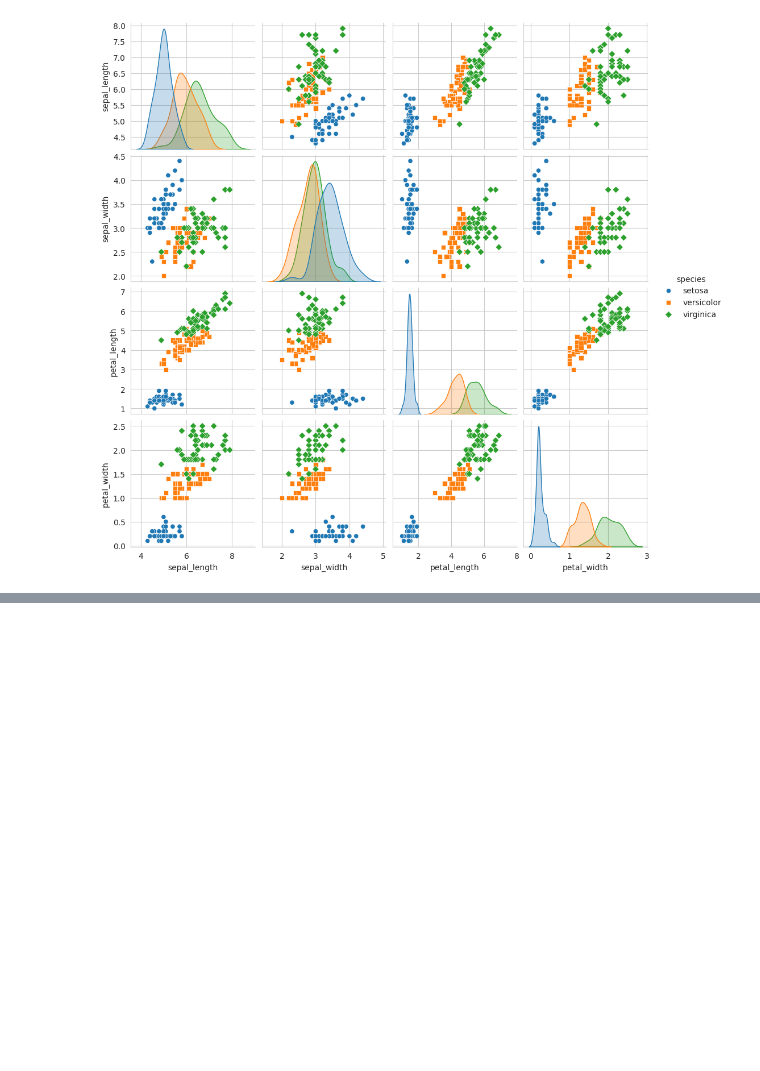
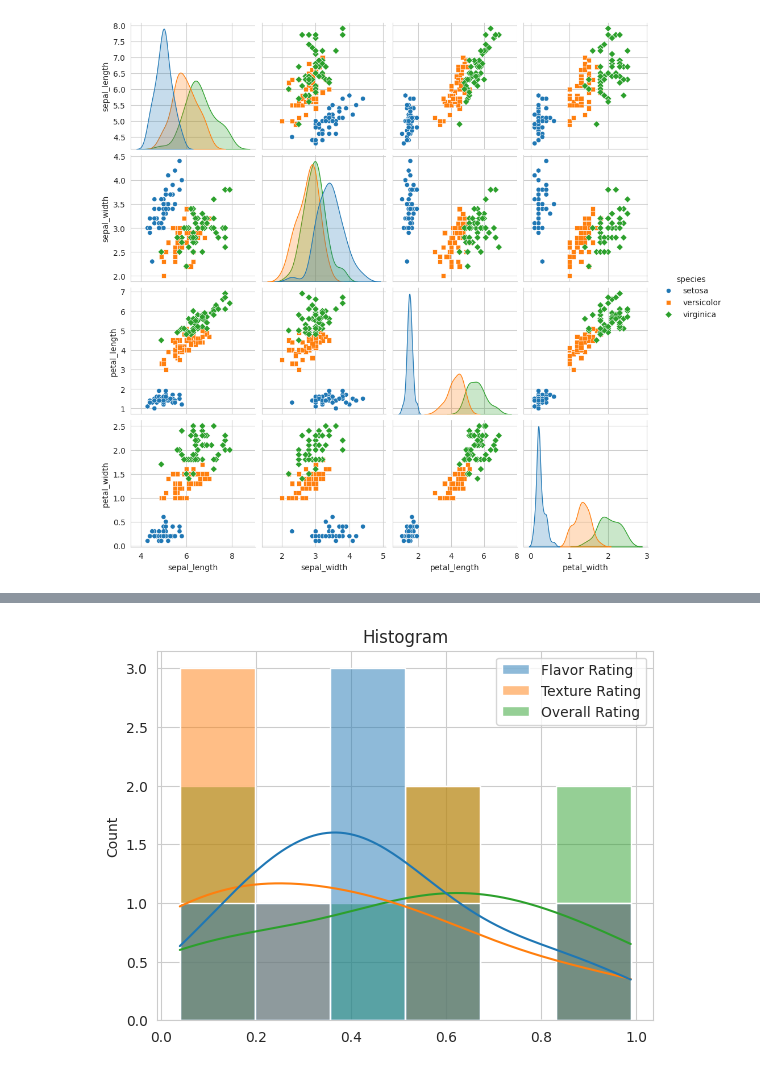
Before and after one commit to hymnofgod/machinelearning, a Jupyter notebook: Matplotlib.ipynb, the cells around one changed output, grey strips where cells are left out. Saved outputs shown, nothing was run; the diff lists cells and outputs as text; code cells hidden in the pictures; blank space fills up the shorter version.

```diff
--- a/Matplotlib.ipynb
+++ b/Matplotlib.ipynb
@@ -61,0 +111,7 @@ plt.show()
+# %%
+# hist plot
+sns.histplot(data,kde=True)
+plt.title("Histogram")
+plt.show()
+# %% [output]
+[figure, added]
```
Also changed, not shown: parts of 14 cells of this notebook.
